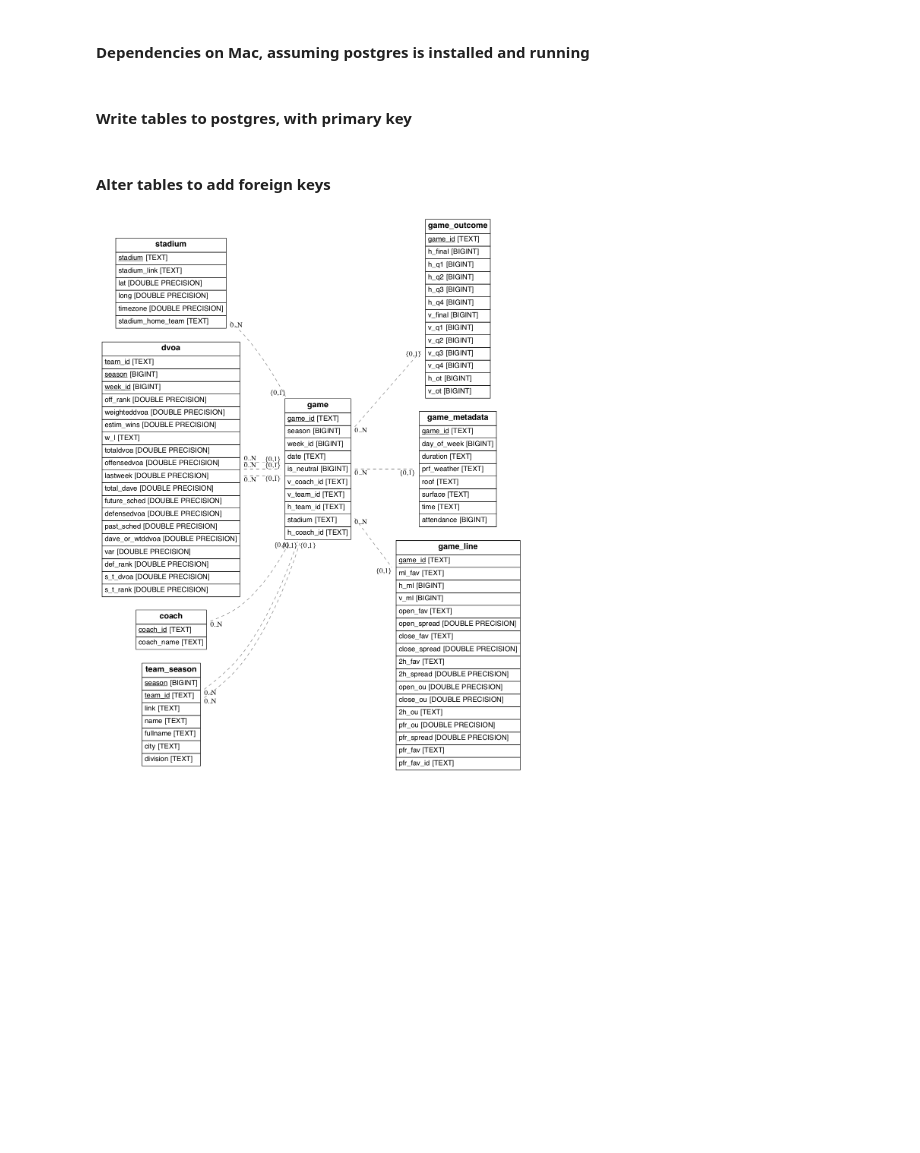
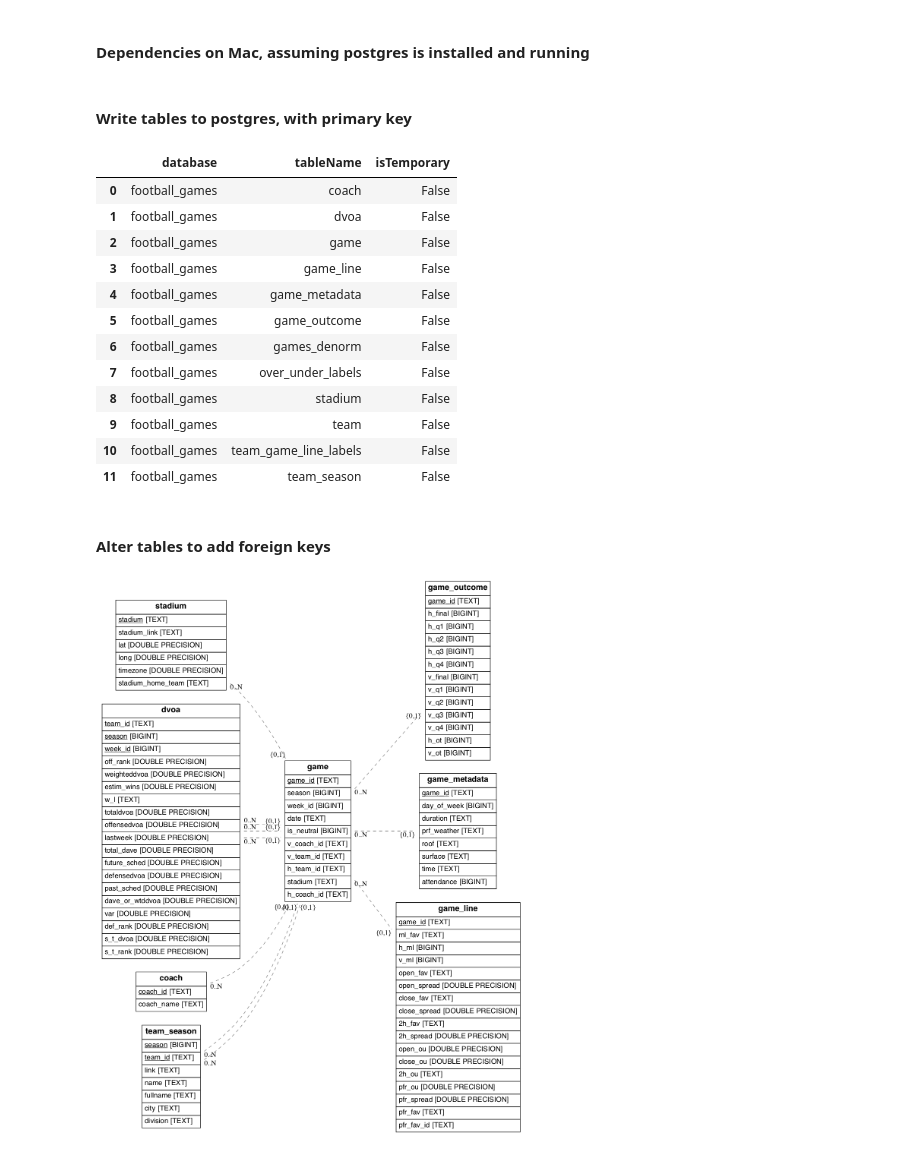
Before and after one commit to joshplotkin/modeling-football-outcomes-2019, a Jupyter notebook: public_er_diagram.ipynb, the cells around one changed output. Saved outputs shown, nothing was run; the diff lists cells and outputs as text; code cells hidden in the pictures; blank space fills up the shorter version.

Commit message:
fixed minor bug in table creation

```diff
--- a/public_er_diagram.ipynb
+++ b/public_er_diagram.ipynb
@@ -46,6 +36,22 @@ db_string = "postgres://joshplotkin@localhost:5432/football_data"
 db = create_engine(db_string, isolation_level="AUTOCOMMIT")
 # %% [markdown]
 #### Write tables to postgres, with primary key
+# %%
+spark.sql('show tables').toPandas()
+# %% [output]
+|  | database | tableName | isTemporary |
+| 0 | football_games | coach | False |
+| 1 | football_games | dvoa | False |
+| 2 | football_games | game | False |
+| 3 | football_games | game_line | False |
+| 4 | football_games | game_metadata | False |
+| 5 | football_games | game_outcome | False |
+| 6 | football_games | games_denorm | False |
+| 7 | football_games | over_under_labels | False |
+| 8 | football_games | stadium | False |
+| 9 | football_games | team | False |
+| 10 | football_games | team_game_line_labels | False |
+| 11 | football_games | team_season | False |
 # %%
 tables = [
     ('team_season', ['season','team_id']),
```
Also changed, not shown: parts of 2 cells of this notebook, 2 other files.
